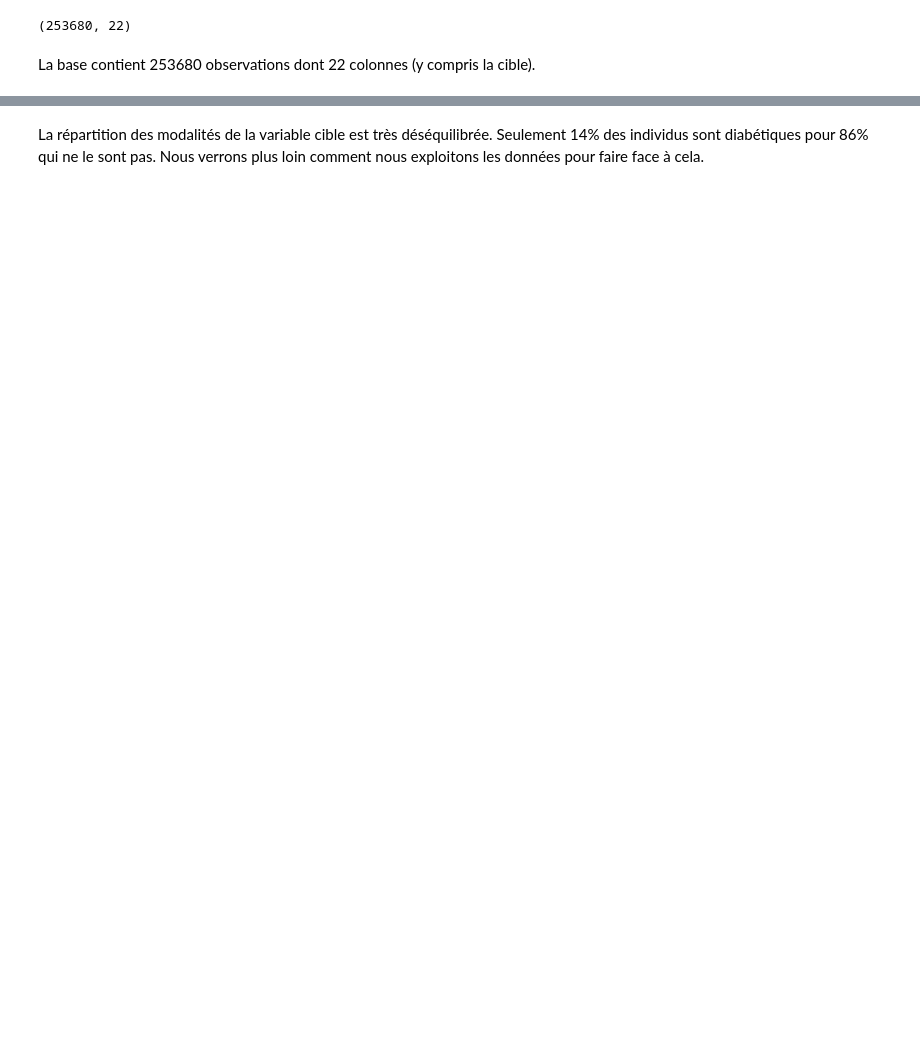
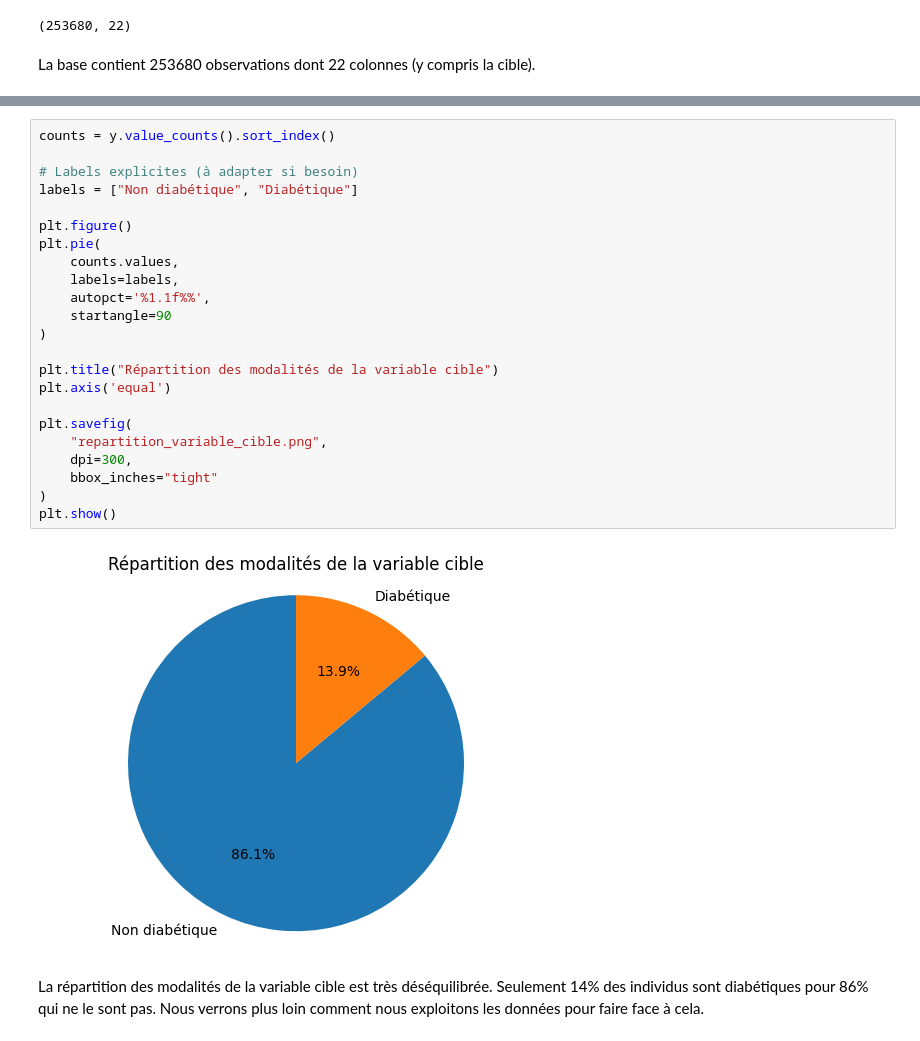
Before and after one commit to DomNoutsGit/Applied-Statistical-Learning-Projet-, a Jupyter notebook: ASL.ipynb, the cells around one changed output, grey strips where cells are left out. Cells and saved outputs as stored; diff of their text form; blank space fills up the shorter version.

```diff
--- a/ASL.ipynb
+++ b/ASL.ipynb
@@ -134,6 +145,31 @@ Diabetes_binary
 0    86.066698
 1    13.933302
 Name: proportion, dtype: float64
+# %%
+counts = y.value_counts().sort_index()
+
+# Labels explicites (à adapter si besoin)
+labels = ["Non diabétique", "Diabétique"]
+
+plt.figure()
+plt.pie(
+    counts.values,
+    labels=labels,
+    autopct='%1.1f%%',
+    startangle=90
+)
+
+plt.title("Répartition des modalités de la variable cible")
+plt.axis('equal')
+
+plt.savefig(
+    "repartition_variable_cible.png",
+    dpi=300,
+    bbox_inches="tight"
+)
+plt.show()
+# %% [output]
+[figure, added]
 # %% [markdown]
 La répartition des modalités de la variable cible est très déséquilibrée. Seulement 14% des individus sont diabétiques pour 86% qui ne le sont pas. Nous verrons plus loin comment nous exploitons les données pour faire face à cela.
 # %%
```
Also changed, not shown: parts of 20 cells of this notebook, 1 other file.
